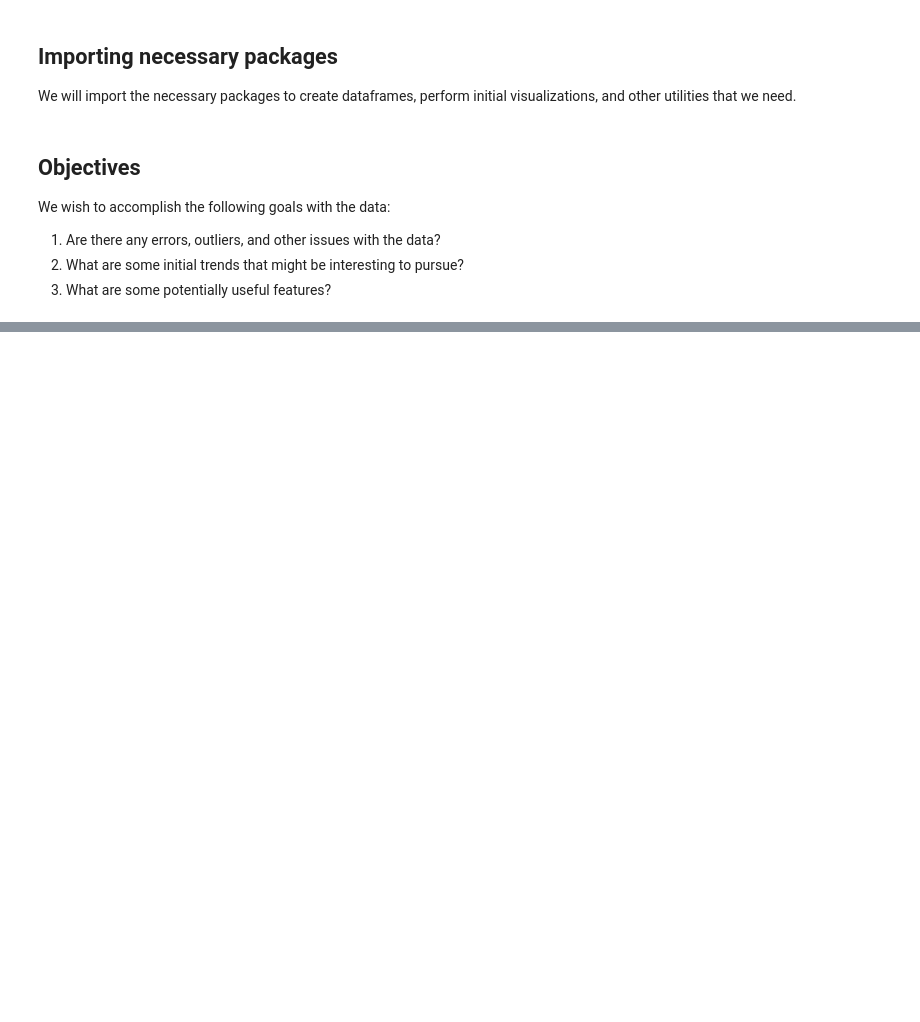
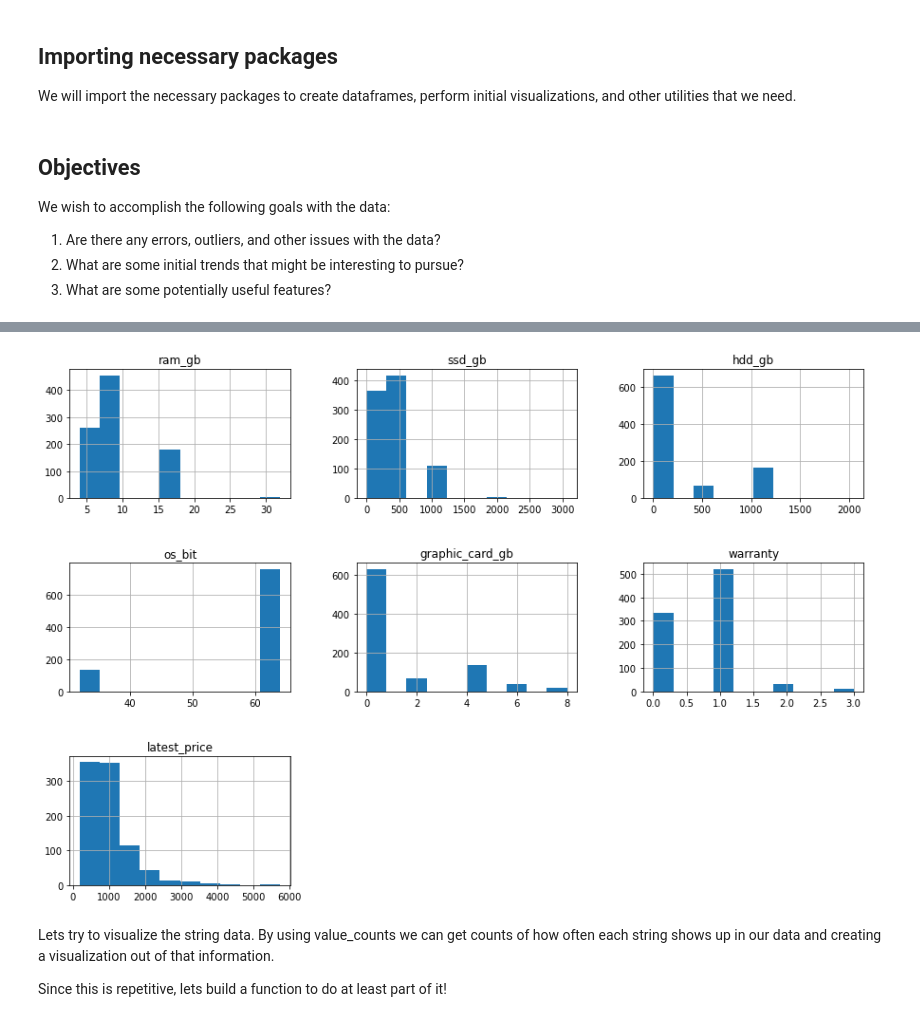
Before and after one commit to lutimoth/LaptopPriceModeling, a Jupyter notebook: Laptop Data Wrangling.ipynb, the cells around one changed output, grey strips where cells are left out. Cells and saved outputs as stored; diff of their text form; code cells hidden in the pictures; blank space fills up the shorter version.

```diff
--- a/Laptop Data Wrangling.ipynb
+++ b/Laptop Data Wrangling.ipynb
@@ -24,0 +30,3 @@ We wish to accomplish the following goals with the data:
+# %%
+# Loading the data into a dataframe
+laptop_data = pd.read_csv('./dataset/Cleaned_Laptop_data.csv')
@@ -24,0 +201,4 @@ We wish to accomplish the following goals with the data:
+# %%
+#Now, lets rename the columns ssd and hdd so that they show the unit
+laptop_data.rename(columns = {'ssd':'ssd_gb','hdd':'hdd_gb'}, inplace = True)
+laptop_data.columns
@@ -24,0 +217,5 @@ We wish to accomplish the following goals with the data:
+# %%
+#:ets remove the columns 'old_price','discount', 'reviews, star_rating',
+#and 'ratings' as we do not need them at the moment
+
+laptop_data.drop(columns = ['old_price', 'discount', 'reviews','star_rating','ratings'], inplace = True)
@@ -24,0 +236,4 @@ We wish to accomplish the following goals with the data:
+# %%
+#Multiply the current value by 0.013 and convert to USD.
+
+laptop_data['latest_price'] = laptop_data['latest_price'] * 0.013
@@ -24,0 +252,12 @@ We wish to accomplish the following goals with the data:
+# %%
+# Lets use histograms to make a quick and dirty visualization of what numerical data
+#might be useful for us in the dataset
+
+laptop_data.hist(figsize = (15,10))
+plt.subplots_adjust(hspace = 0.5);
+# %% [output]
+[figure, added]
+# %% [markdown]
+Lets try to visualize the string data. By using value_counts we can get counts of how often each string shows up in our data and creating a visualization out of that information.
+
+Since this is repetitive, lets build a function to do at least part of it!
```
Also changed, not shown: parts of 35 cells of this notebook.
